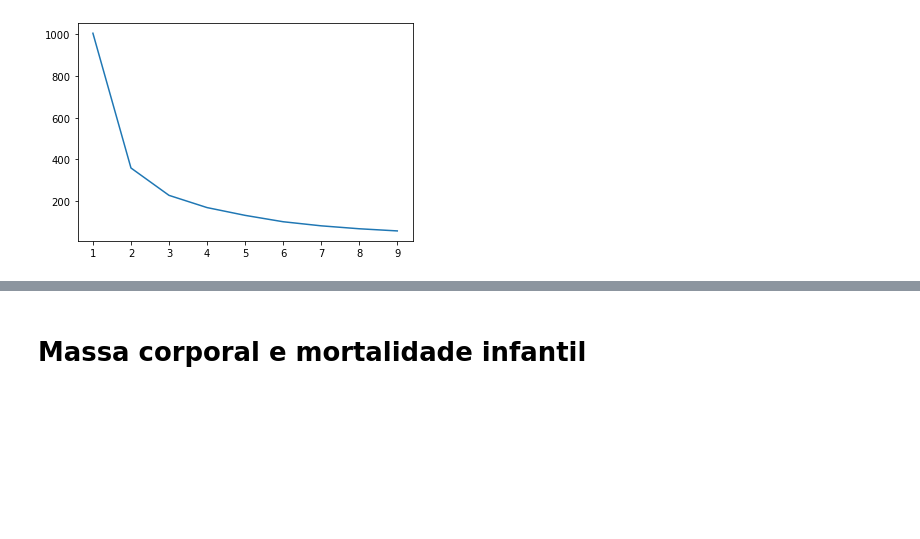
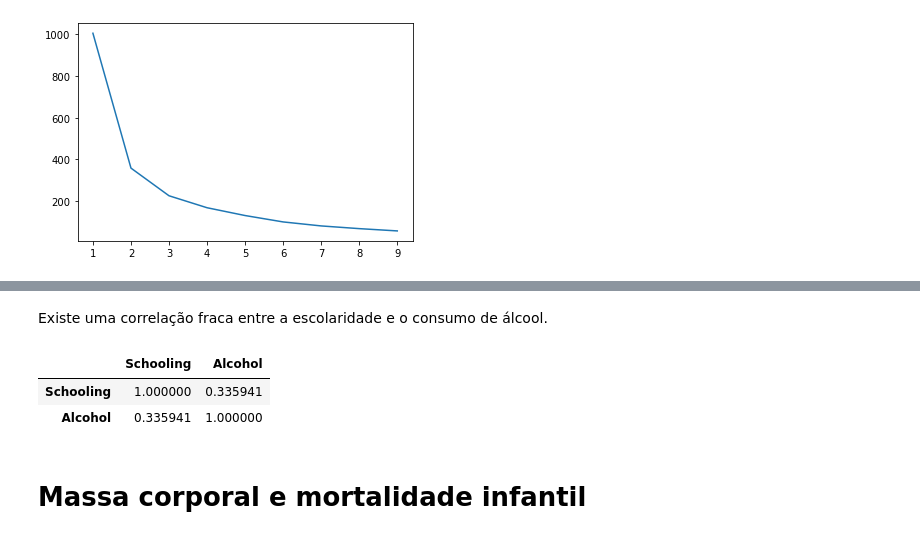
Before and after one commit to BergsonMelo/Expectativa-de-Vida, a Jupyter notebook: Agrupamento_por_idh.ipynb, the cells around one changed output, grey strips where cells are left out. Saved outputs shown, nothing was run; the diff lists cells and outputs as text; code cells hidden in the pictures; blank space fills up the shorter version.

```diff
--- a/Agrupamento_por_idh.ipynb
+++ b/Agrupamento_por_idh.ipynb
@@ -805,3 +829,13 @@ name_countries_classificated(df_, kmeans.labels_)
+# %% [markdown]
+Existe uma correlação fraca entre a escolaridade e o consumo de álcool.
+# %%
+correl_esc_alcool68 = df_alcool68[["Schooling", "Alcohol"]].corr()
+# %%
+correl_esc_alcool68
+# %% [output]
+|  | Schooling | Alcohol |
+| Schooling | 1.000000 | 0.335941 |
+| Alcohol | 0.335941 | 1.000000 |
 # %% [markdown]
 # Massa corporal e mortalidade infantil
 # %%
```
Also changed, not shown: parts of 48 cells of this notebook.
